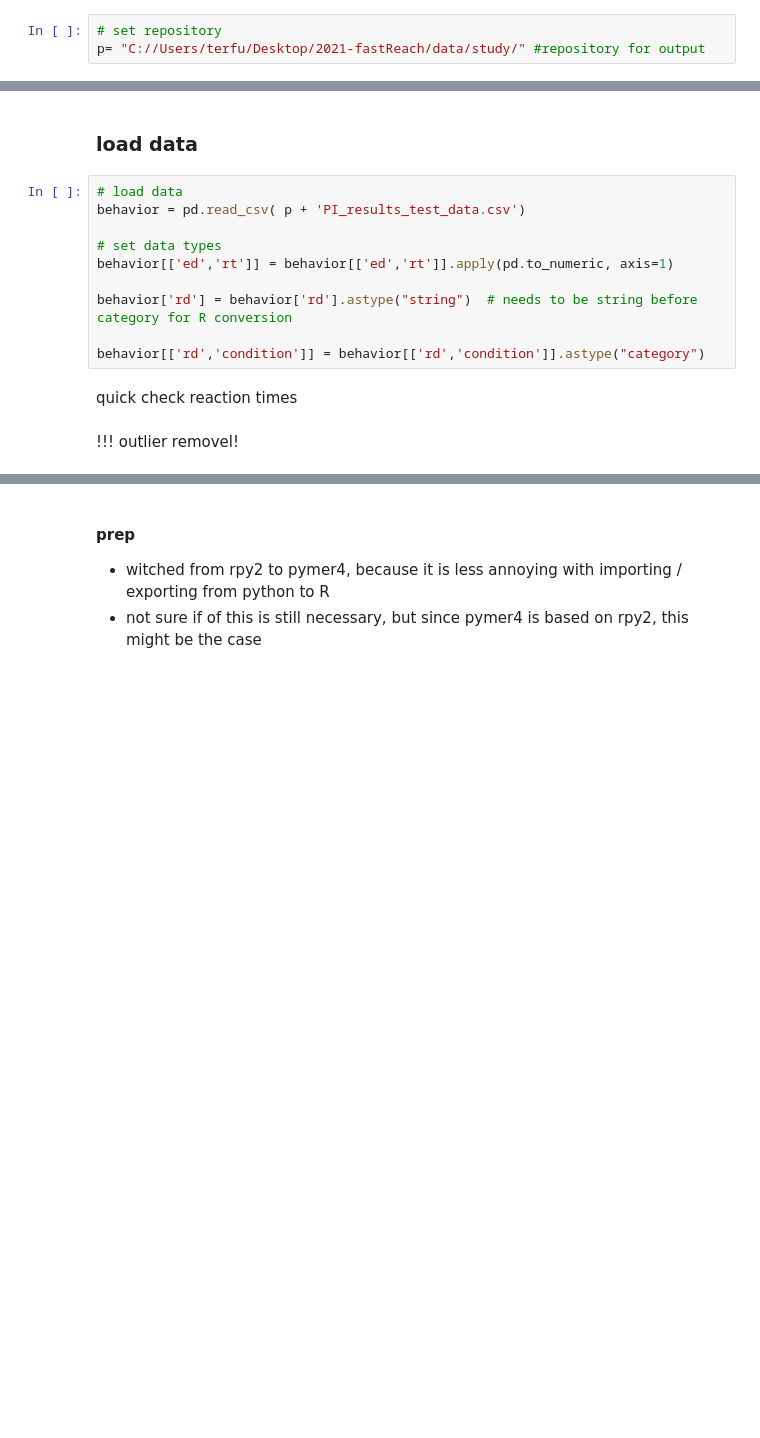
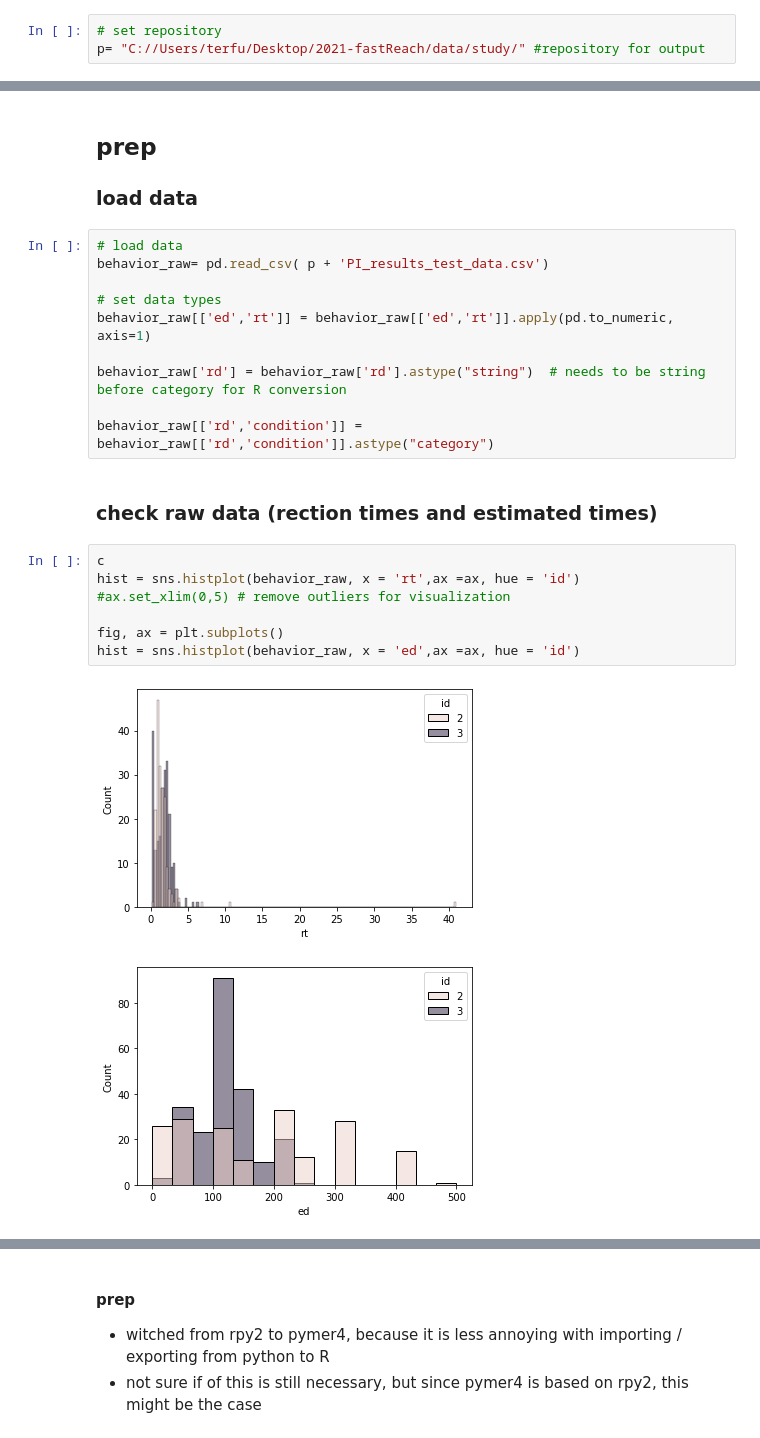
Before and after one commit to lukasgehrke/2021-fastReach, a Jupyter notebook: analyses/Leonie_tests/analysis_short.ipynb, the cells around one changed output, grey strips where cells are left out. Cells and saved outputs as stored; diff of their text form; blank space fills up the shorter version.

```diff
--- a/analyses/Leonie_tests/analysis_short.ipynb
+++ b/analyses/Leonie_tests/analysis_short.ipynb
@@ -29,16 +33,26 @@ p= "C://Users/terfu/Desktop/2021-fastReach/data/study/" #repository for output
 # %% [markdown]
+
+## prep
 ### load data
 # %%
 # load data
-behavior = pd.read_csv( p + 'PI_results_test_data.csv')
+behavior_raw= pd.read_csv( p + 'PI_results_test_data.csv')
 
 # set data types
-behavior[['ed','rt']] = behavior[['ed','rt']].apply(pd.to_numeric, axis=1)
+behavior_raw[['ed','rt']] = behavior_raw[['ed','rt']].apply(pd.to_numeric, axis=1)
 
-behavior['rd'] = behavior['rd'].astype("string")  # needs to be string before category for R conversion
+behavior_raw['rd'] = behavior_raw['rd'].astype("string")  # needs to be string before category for R conversion
 
-behavior[['rd','condition']] = behavior[['rd','condition']].astype("category")
+behavior_raw[['rd','condition']] = behavior_raw[['rd','condition']].astype("category")
-# %% [markdown]
-quick check reaction times
-# %% [markdown]
-!!! outlier removel!
+# %% [markdown]
+### check raw data (rection times and estimated times)
+# %%
+c
+hist = sns.histplot(behavior_raw, x = 'rt',ax =ax, hue = 'id')
+#ax.set_xlim(0,5) # remove outliers for visualization
+
+fig, ax = plt.subplots()
+hist = sns.histplot(behavior_raw, x = 'ed',ax =ax, hue = 'id')
+# %% [output]
+[figure, added]
+[figure, added]
```
Also changed, not shown: parts of 47 cells of this notebook, 7 other files.
